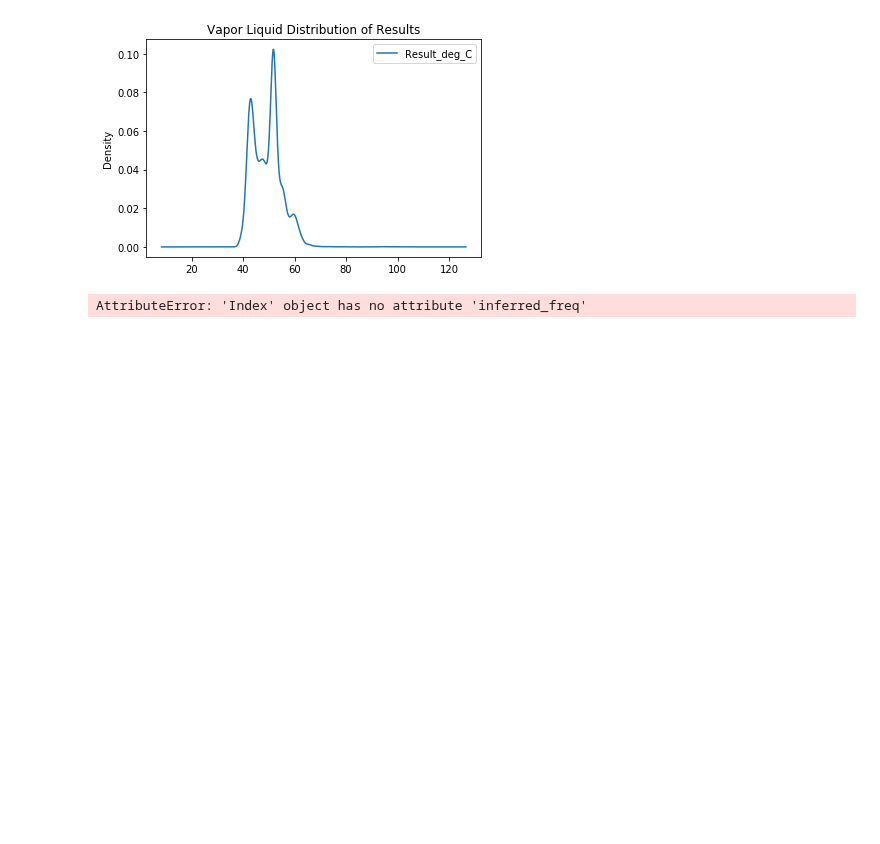
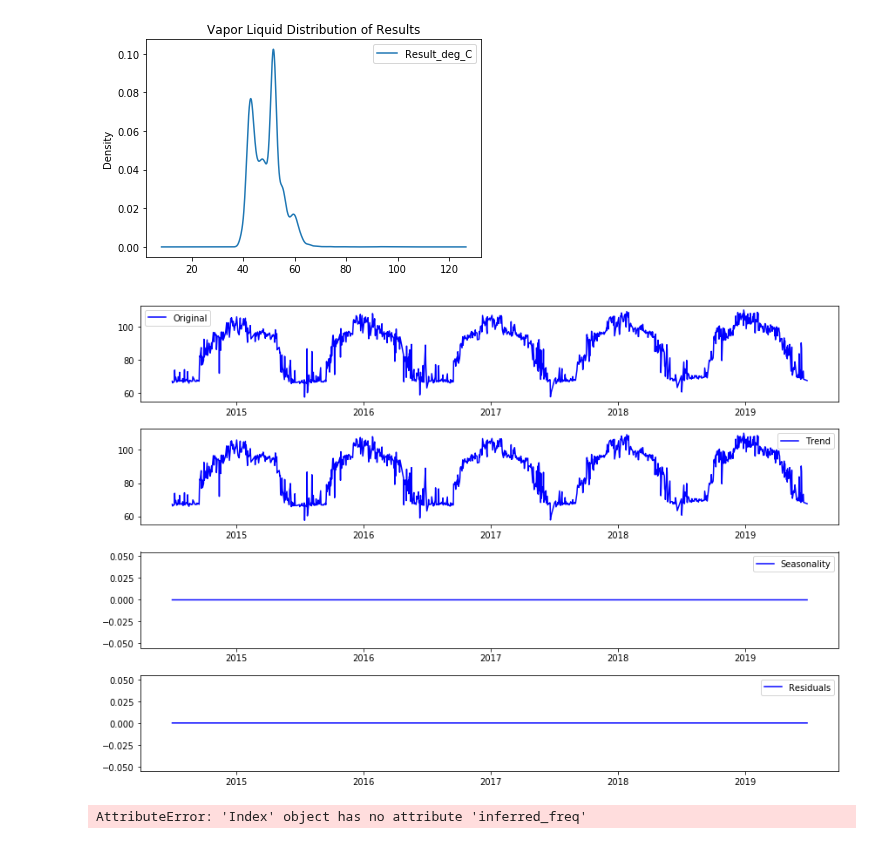
Before and after one commit to mishaberrien/tenessee-fuel-quality-analysis, a Jupyter notebook: notebooks/03_analysis/07302019-kph-time-analysis.ipynb, the cells around one changed output. Saved outputs shown, nothing was run; the diff lists cells and outputs as text; code cells hidden in the pictures; blank space fills up the shorter version.

Commit message:
first decomposition data, needs tweaking

```diff
--- a/notebooks/03_analysis/07302019-kph-time-analysis.ipynb
+++ b/notebooks/03_analysis/07302019-kph-time-analysis.ipynb
@@ -340,27 +341,33 @@ plt.show()
 # %%
 # import seasonal_decompose
 from statsmodels.tsa.seasonal import seasonal_decompose
-decomposition = seasonal_decompose(Distillation_50.groupby('DateSampled').max())
+decomposition = seasonal_decompose(Vapor_Pressure.groupby('DateSampled').max(), freq = 1)
 
 # Gather the trend, seasonality and noise of decomposed object
 trend = decomposition.trend
 seasonal = decomposition.seasonal
 residual = decomposition.resid
 
 # Plot gathered statistics
 plt.figure(figsize=(12,8))
 plt.subplot(411)
-plt.plot(np.log(ts), label='Original', color="blue")
+plt.plot(Vapor_Pressure.groupby('DateSampled').max() , label='Original', color="blue")
 plt.legend(loc='best')
 plt.subplot(412)
 plt.plot(trend, label='Trend', color="blue")
 plt.legend(loc='best')
 plt.subplot(413)
 plt.plot(seasonal,label='Seasonality', color="blue")
 plt.legend(loc='best')
 plt.subplot(414)
 plt.plot(residual, label='Residuals', color="blue")
 plt.legend(loc='best')
 plt.tight_layout()
 # %% [output]
-AttributeError: 'Index' object has no attribute 'inferred_freq'
+[figure, added]
+# %%
+result = seasonal_decompose(Vapor_Pressure.groupby('DateSampled').max(), model='multiplicative')
+result.plot()
+pyplot.show()
+# %% [output]
+AttributeError: 'Index' object has no attribute 'inferred_freq'
```
Also changed, not shown: parts of 3 cells of this notebook.
